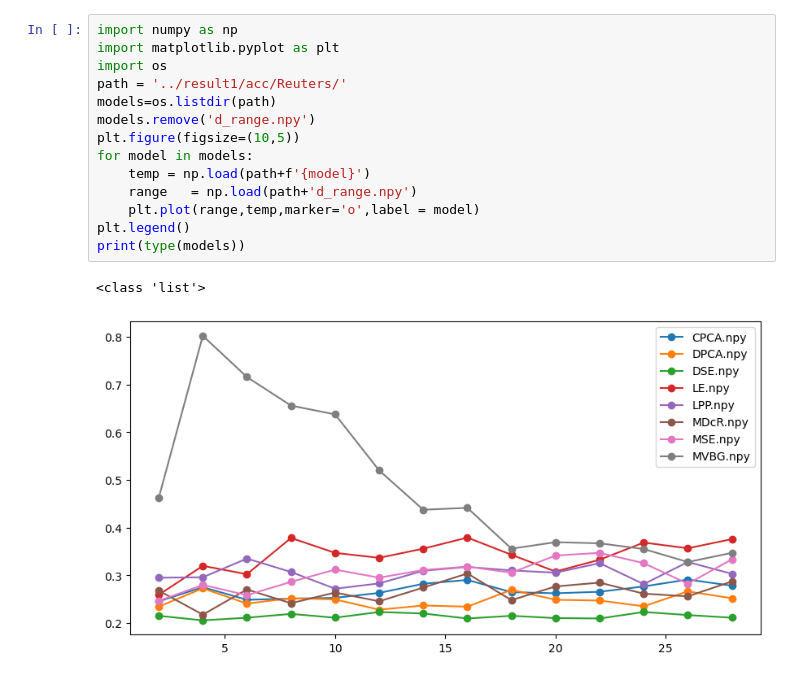
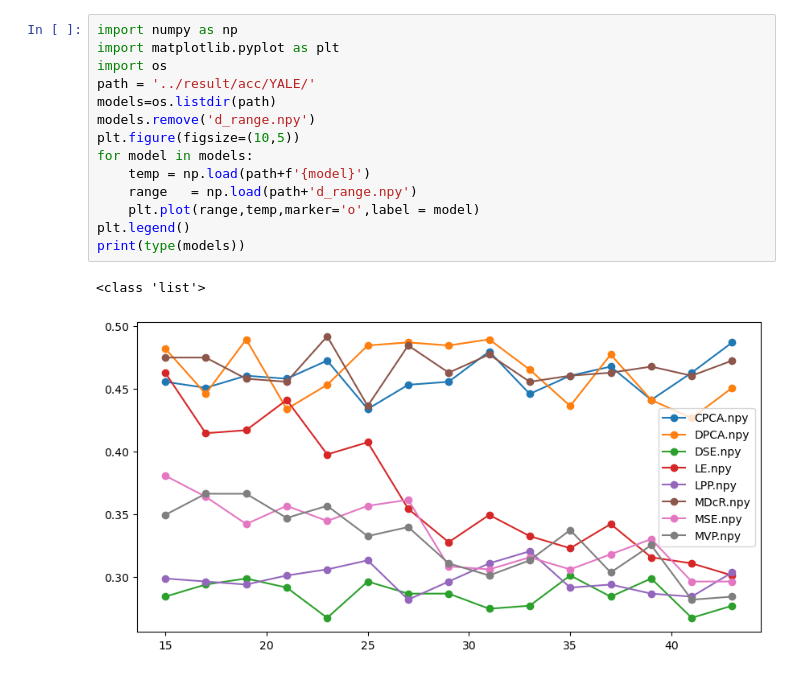
Before and after one commit to yiwei1029/mvbg, a Jupyter notebook: test_mp/plot.ipynb, the cells around one changed output. Saved outputs shown, nothing was run; the diff lists cells and outputs as text.

```diff
--- a/test_mp/plot.ipynb
+++ b/test_mp/plot.ipynb
@@ -1,17 +1,17 @@
 # %%
 import numpy as np
 import matplotlib.pyplot as plt
 import os
-path = '../result1/acc/Reuters/'
+path = '../result/acc/YALE/'
 models=os.listdir(path)
 models.remove('d_range.npy')
 plt.figure(figsize=(10,5))
 for model in models:
     temp = np.load(path+f'{model}')
     range   = np.load(path+'d_range.npy')
     plt.plot(range,temp,marker='o',label = model)
 plt.legend()
 print(type(models))
 # %% [output]
 <class 'list'>
-[figure, old version]
+[figure, new version]
```
Also changed, not shown: 1 other file.
